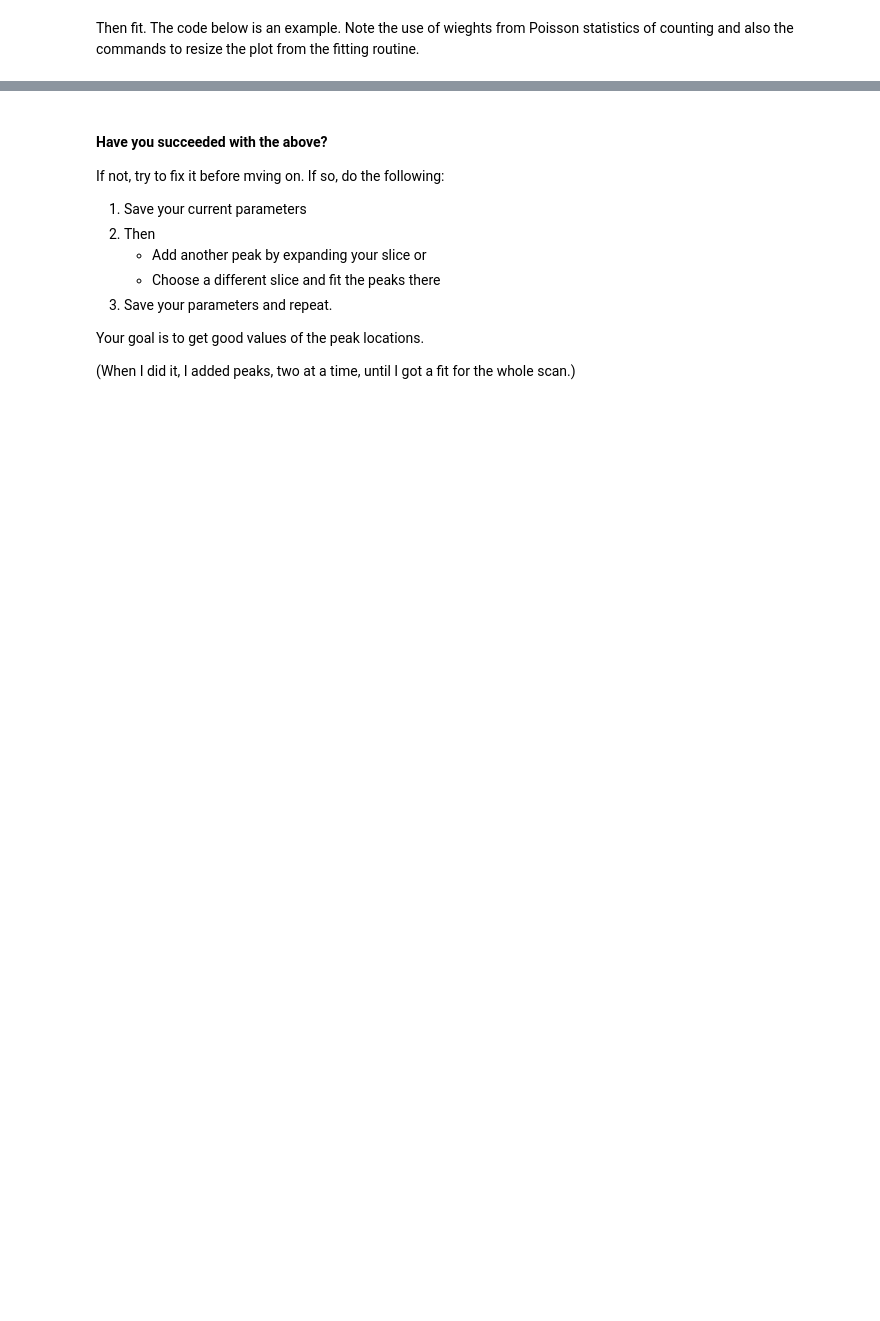
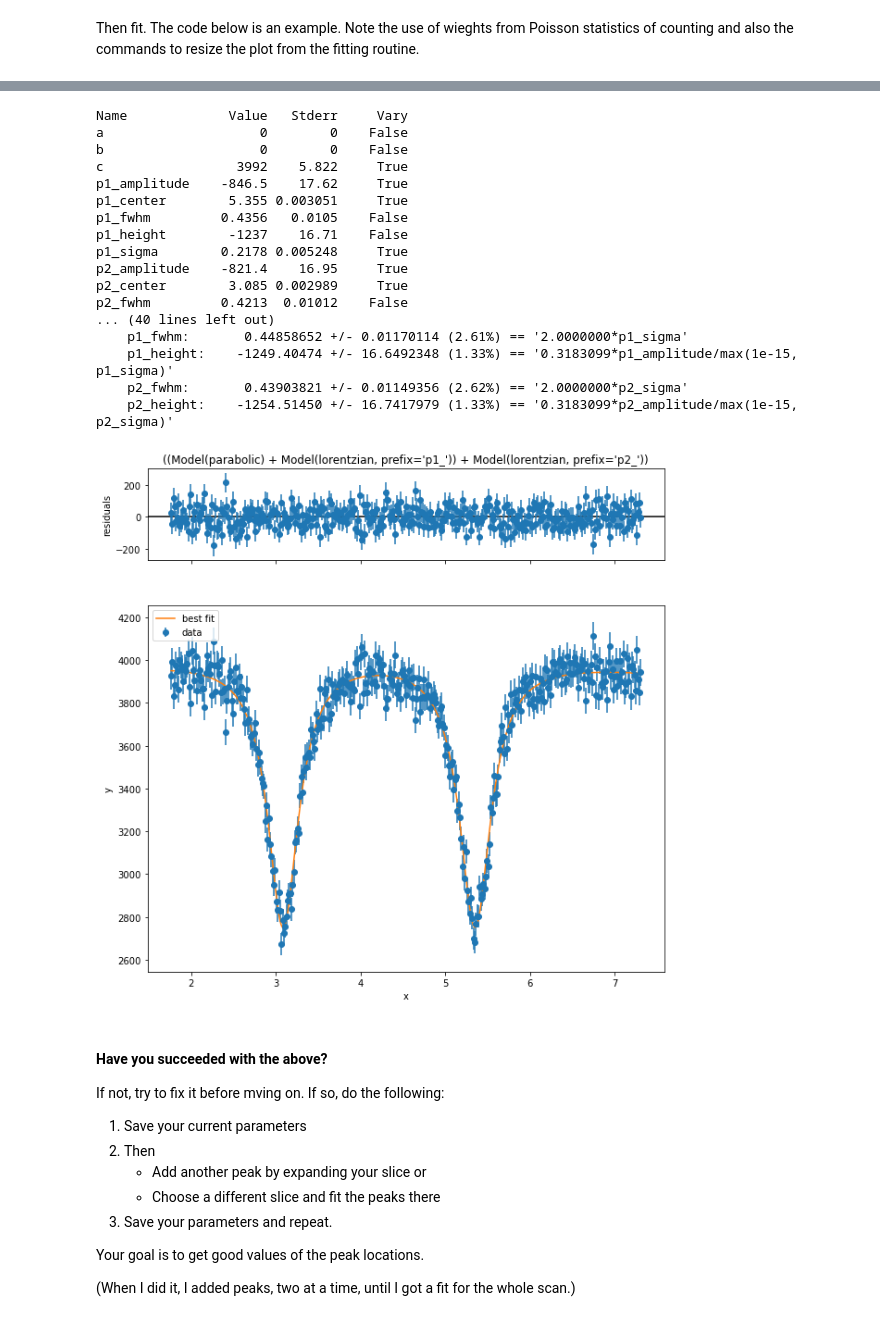
Before and after one commit to kmdao/PHYS431, a Jupyter notebook: Mossbauer/Mossbauer Full Analysis (Template).ipynb, the cells around one changed output, grey strips where cells are left out. Drawn from its saved outputs; the diff is of its cells as text; code cells hidden in the pictures; blank space fills up the shorter version.

```diff
--- a/Mossbauer/Mossbauer Full Analysis (Template).ipynb
+++ b/Mossbauer/Mossbauer Full Analysis (Template).ipynb
@@ -107,3 +105,7 @@ The dataframe will be named `Fe`  with columns `Fe['Chan']` ad `Fe['Counts']`.
+# %%
+# Read the data in
+Fe = pd.read_csv('Fe_counts.csv')
+Fe['Chan'] = Fe['Channel']
 # %% [markdown]
 Make a plot to check that it looks right.
 # %%
@@ -180,3 +239,37 @@ model_fit.plot(fig=myfig);
+# %%
+params1 = model_fit.params
+params1.pretty_print(columns=['value','stderr','vary'])
+print('\nOriginal parameters (not changed):')
+params.pretty_print(columns=['value','stderr','vary'])
+
+params1['b'].vary = True
+params1['a'].vary = True
+
+model_fit = model.fit(Fe['Counts'][Index], params1, x=Fe['velocity'], weights=1/np.sqrt(Fe['Counts'][Index]))
+
+print(model_fit.fit_report(show_correl=False))
+
+myfig=plt.figure(figsize=(10,10))
+model_fit.plot(fig=myfig);
+# %% [output]
+Name             Value   Stderr     Vary
+a                    0        0    False
+b                    0        0    False
+c                 3992    5.822     True
+p1_amplitude    -846.5    17.62     True
+p1_center        5.355 0.003051     True
+p1_fwhm         0.4356   0.0105    False
+p1_height        -1237    16.71    False
+p1_sigma        0.2178 0.005248     True
+p2_amplitude    -821.4    16.95     True
+p2_center        3.085 0.002989     True
+p2_fwhm         0.4213  0.01012    False
+... (40 lines left out)
+    p1_fwhm:       0.44858652 +/- 0.01170114 (2.61%) == '2.0000000*p1_sigma'
+    p1_height:    -1249.40474 +/- 16.6492348 (1.33%) == '0.3183099*p1_amplitude/max(1e-15, p1_sigma)'
+    p2_fwhm:       0.43903821 +/- 0.01149356 (2.62%) == '2.0000000*p2_sigma'
+    p2_height:    -1254.51450 +/- 16.7417979 (1.33%) == '0.3183099*p2_amplitude/max(1e-15, p2_sigma)'
+[figure, added]
 # %% [markdown]
 #### Have you succeeded with the above?
 
```
Also changed, not shown: parts of 19 cells of this notebook.
